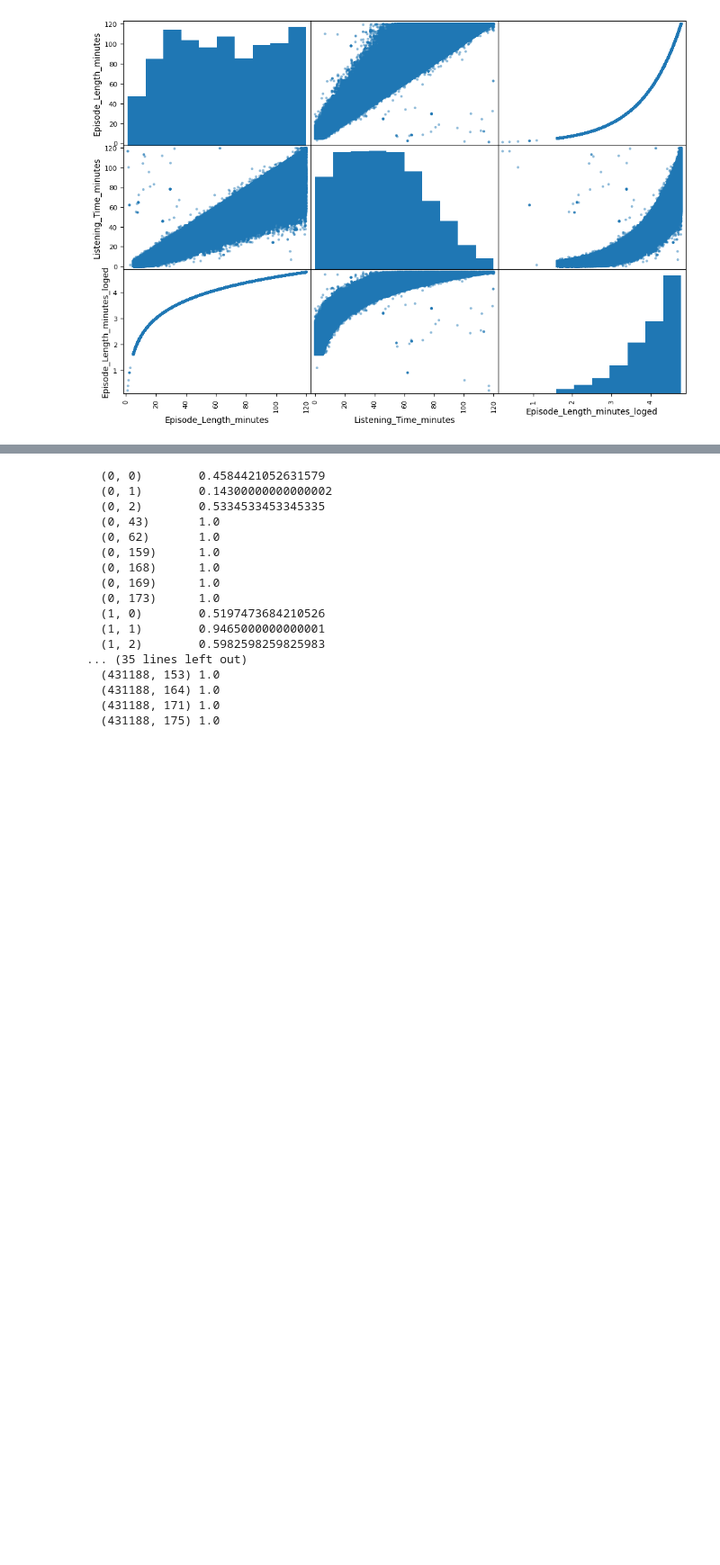
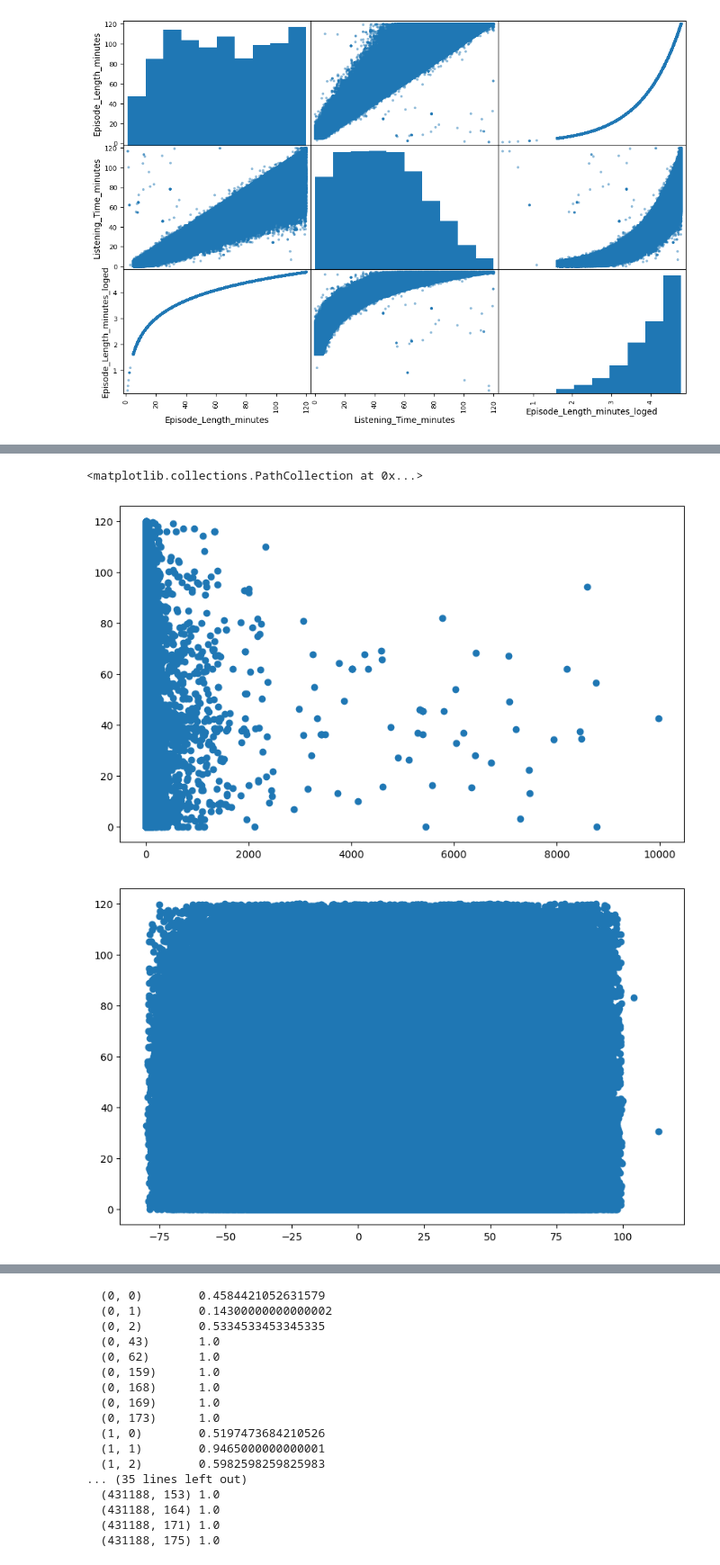
Before and after one commit to XinyangNick/Predict-Podcast-Listening-Music, a Jupyter notebook: code.ipynb, the cells around one changed output, grey strips where cells are left out. Shown at 90% size. Saved outputs shown, nothing was run; the diff lists cells and outputs as text; code cells hidden in the pictures; blank space fills up the shorter version.

```diff
--- a/code.ipynb
+++ b/code.ipynb
@@ -328,0 +323,17 @@ KeyboardInterrupt:
+# %%
+# create a new column.
+
+train_df['host_guest_ratio'] = train_df['Host_Popularity_percentage'] / train_df['Guest_Popularity_percentage']
+train_df['host_guest_difference'] = train_df['Host_Popularity_percentage'] - train_df['Guest_Popularity_percentage']
+
+# Plot the scatter plot between host_guest_ratio and Listening_Time_minutes
+plt.figure(figsize=(10, 6))
+plt.scatter(train_df['host_guest_ratio'], train_df['Listening_Time_minutes'])
+
+# plot the scatter plot between host_guest_difference and Listening_Time_minutes
+plt.figure(figsize=(10, 6))
+plt.scatter(train_df['host_guest_difference'], train_df['Listening_Time_minutes'])
+# %% [output]
+<matplotlib.collections.PathCollection at 0x...>
+[figure, added]
+[figure, added]
```
Also changed, not shown: parts of 4 cells of this notebook, 3 other files.
